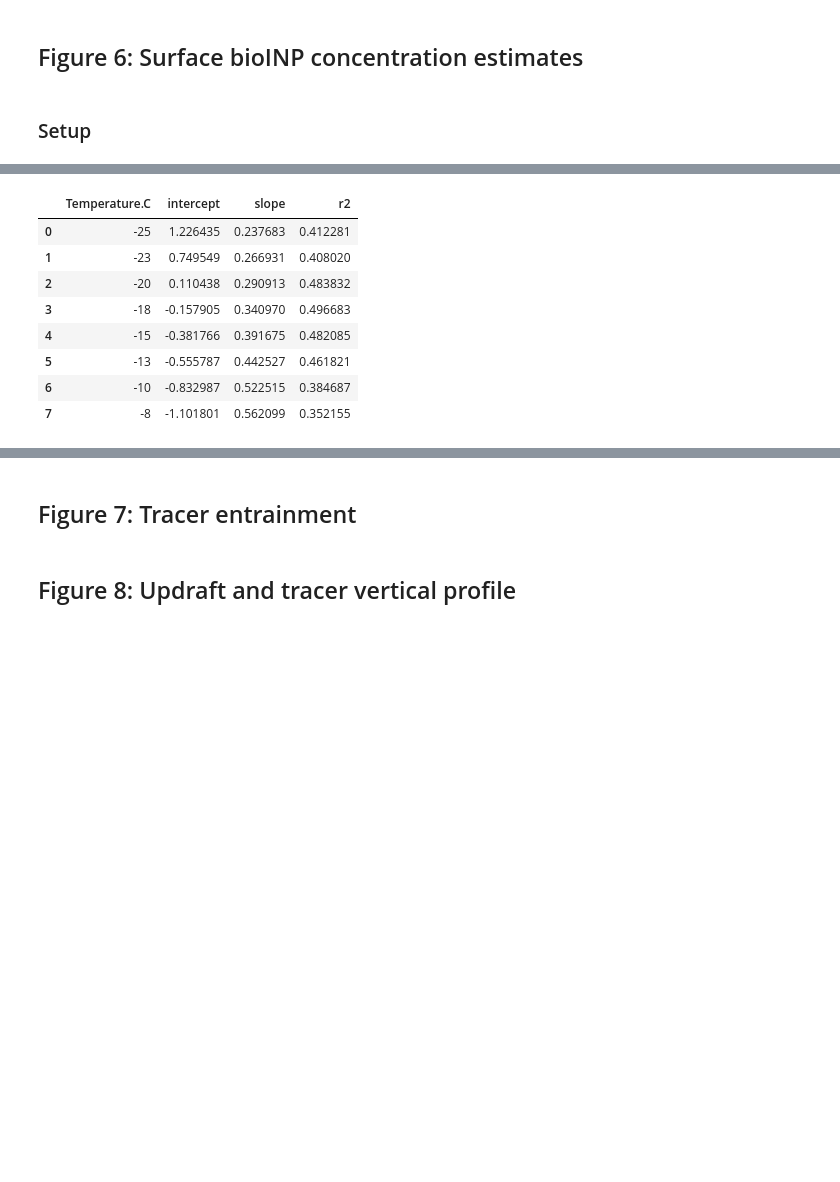
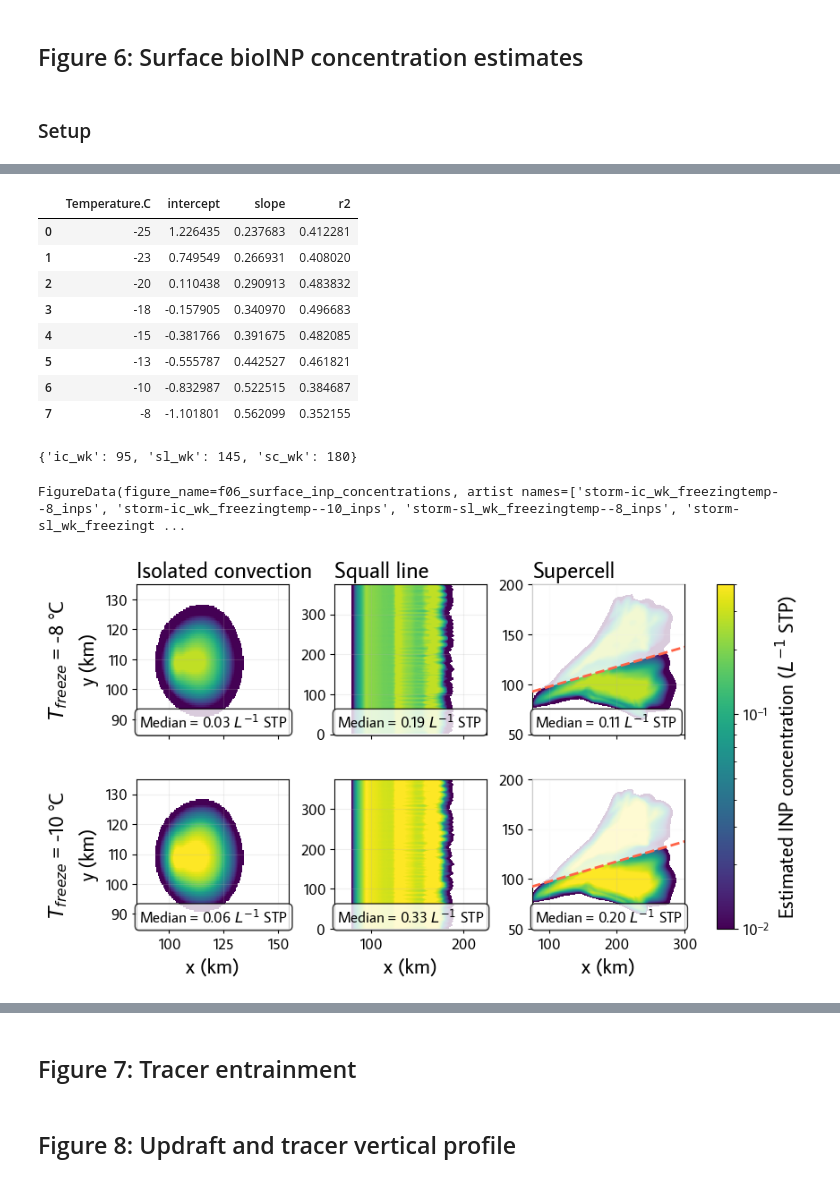
Before and after one commit to cmdavis4/tracer_paper, a Jupyter notebook: replication/analysis-tracerpaper.ipynb, the cells around one changed output, grey strips where cells are left out. Drawn from its saved outputs; the diff is of its cells as text; code cells hidden in the pictures; blank space fills up the shorter version.

```diff
--- a/replication/analysis-tracerpaper.ipynb
+++ b/replication/analysis-tracerpaper.ipynb
@@ -496,13 +492,13 @@ updraft_alpha = 0.8
 pcprr_alpha = 0.85
 legend_fontsize = 16
 
-lite_ds = storm_dss[storm_name]
+this_ul_lite_ds = storm_dss[storm_name]
 
 for t_ix, t_minutes in enumerate(development_times_minutes):
     pv_ax = axs[0, t_ix]
     xc_ax = axs[1, t_ix]
 
-    this_time_storm_ds = lite_ds.sel(
+    this_time_storm_ds = this_ul_lite_ds.sel(
         {"time": blt.minutes_to_simulation_time(t_minutes)}
     )
     # Calculate buoyancy
@@ -678,8 +674,10 @@ for t_ix, t_minutes in enumerate(development_times_minutes):
     quiver_x_spacing_xc = 4
     # For the cross section, need to take coarser stride in the slice at low levels, so just do this manually
     quiver_z_values_xc = np.concatenate([
-        lite_ds.sel({"z": slice(0, 1500)})["z"].values[::5],
-        lite_ds.sel({"z": slice(1500, lite_ds["z"].max() + 1)})["z"].values[::3],
+        this_ul_lite_ds.sel({"z": slice(0, 1500)})["z"].values[::5],
+        this_ul_lite_ds.sel({"z": slice(1500, this_ul_lite_ds["z"].max() + 1)})[
+            "z"
+        ].values[::3],
     ])
     this_xc_ds_quiver = this_xc_ds.isel({
         "x": slice(0, len(this_xc_ds["x"]) + 1, quiver_x_spacing),
@@ -798,7 +796,7 @@ figure_name = f"f04_{storm_name}_storm_development"
 
 
 development_df = development_dfs[storm_name]
-lite_ds = storm_dss[storm_name]
+this_ul_lite_ds = storm_dss[storm_name]
 
 development_df["storm_UC"] = (
     (development_df["storm_centroid_x"].diff() / 300).rolling(3).mean()
@@ -840,7 +838,7 @@ legend_fontsize = 16
 
 for t_ix, t_minutes in enumerate(development_times_minutes):
 
-    this_time_storm_ds = lite_ds.sel(
+    this_time_storm_ds = this_ul_lite_ds.sel(
         {"time": blt.minutes_to_simulation_time(t_minutes)}
     )
     # Cut out the upper level cold pool
@@ -1025,8 +1023,10 @@ for t_ix, t_minutes in enumerate(development_times_minutes):
         quiver_x_spacing_xc = 4
         # For the cross section, need to take coarser stride in the slice at low levels, so just do this manually
         quiver_z_values_xc = np.concatenate([
-            lite_ds.sel({"z": slice(0, 1500)})["z"].values[::5],
-            lite_ds.sel({"z": slice(1500, this_xc_ds["z"].max() + 1)})["z"].values[::3],
+            this_ul_lite_ds.sel({"z": slice(0, 1500)})["z"].values[::5],
+            this_ul_lite_ds.sel({"z": slice(1500, this_xc_ds["z"].max() + 1)})[
+                "z"
+            ].values[::3],
         ])
         this_xc_ds_quiver = this_xc_ds.isel({
             "x": slice(0, len(this_xc_ds["x"]) + 1, quiver_x_spacing + 2),
@@ -1730,22 +1738,50 @@ during_rain_times = {
 }
 print(during_rain_times)
 
+# Precalculate the values
+n_inps = {}
+for freezing_temp in this_fig_freezing_temps:
+    this_temp_n_inps = {}
+    for storm_ix, (storm, storm_ds) in enumerate(storm_dss.items()):
+        this_temp_n_inps[storm] = p_to_inp(
+            storm_ds["ACCPR"].sel(
+                {"time": blt.minutes_to_simulation_time(during_rain_times[storm])}
+            ),
+            freezing_temp,
+        )
+    n_inps[freezing_temp] = this_temp_n_inps
+# display(n_inps[-10]['ic_wk'])
+
+
 for storm_ix, (storm, storm_ds) in enumerate(storm_dss.items()):
     axs[0, storm_ix].set_title(blt.STORM_LABELS[storm])
     for freezing_temp_ix, freezing_temp in enumerate(this_fig_freezing_temps):
+        this_inp_ds = n_inps[freezing_temp][storm]
         ax = axs[freezing_temp_ix, storm_ix]
         pc = ax.pcolormesh(
             storm_ds["x"],
             storm_ds["y"],
-            p_to_inp(
-                storm_ds.sel(
-                    {"time": blt.minutes_to_simulation_time(during_rain_times[storm])}
-                )["ACCPR"],
-                freezing_temp,
-            ),
+            this_inp_ds,
             norm=colors.LogNorm(vmin=1e-2, vmax=4e-1),
             name=f"storm-{storm}_freezingtemp-{freezing_temp}_inps",
         )
+
+        # Calculate the median and add it as text
+        this_median = (
+            this_inp_ds.where((this_inp_ds > 0) & (storm_ds["in_analysis"]))
+            .compute()
+            .median()
+        )
+        ax.text(
+            0.02,
+            0.02,
+            rf"Median = {this_median:.2f} $L^{{-1}}$ STP",
+            transform=ax.transAxes,
+            va="bottom",
+            ha="left",
+            bbox=dict(boxstyle="round", facecolor="white", alpha=0.8),
+        )
+
         # cbar = plt.colorbar(pc, ax=ax)
         # cbar.ax.set_ylabel("#/L")
         ax.set_xlim(ax_lims[storm]["x"])
@@ -1756,8 +1792,7 @@ for storm_ix, (storm, storm_ds) in enumerate(storm_dss.items()):
         if storm_ix == 0:
             ax.set_ylabel("y (km)")
             cm.plotting.add_row_header(ax, rf"$T_{{freeze}}$ = {freezing_temp} °C")
-
 cb = fig.colorbar(pc, ax=axs, fraction=0.1)
-cb.ax.set_ylabel(r"INP concentration ($L^{-1}$ STP)")
+cb.ax.set_ylabel(r"Estimated INP concentration ($L^{-1}$ STP)")
 save_figure_and_data()
 # %% [output]
@@ -1764,9 +1801,12 @@ save_figure_and_data()
 |  | Temperature.C | intercept | slope | r2 |
 | 0 | -25 | 1.226435 | 0.237683 | 0.412281 |
 | 1 | -23 | 0.749549 | 0.266931 | 0.408020 |
 | 2 | -20 | 0.110438 | 0.290913 | 0.483832 |
 | 3 | -18 | -0.157905 | 0.340970 | 0.496683 |
 | 4 | -15 | -0.381766 | 0.391675 | 0.482085 |
 | 5 | -13 | -0.555787 | 0.442527 | 0.461821 |
 | 6 | -10 | -0.832987 | 0.522515 | 0.384687 |
 | 7 | -8 | -1.101801 | 0.562099 | 0.352155 |
+{'ic_wk': 95, 'sl_wk': 145, 'sc_wk': 180}
+FigureData(figure_name=f06_surface_inp_concentrations, artist names=['storm-ic_wk_freezingtemp--8_inps', 'storm-ic_wk_freezingtemp--10_inps', 'storm-sl_wk_freezingtemp--8_inps', 'storm-sl_wk_freezingt ...
+[figure, added]
```
Also changed, not shown: parts of 89 cells of this notebook, 10 other files.
